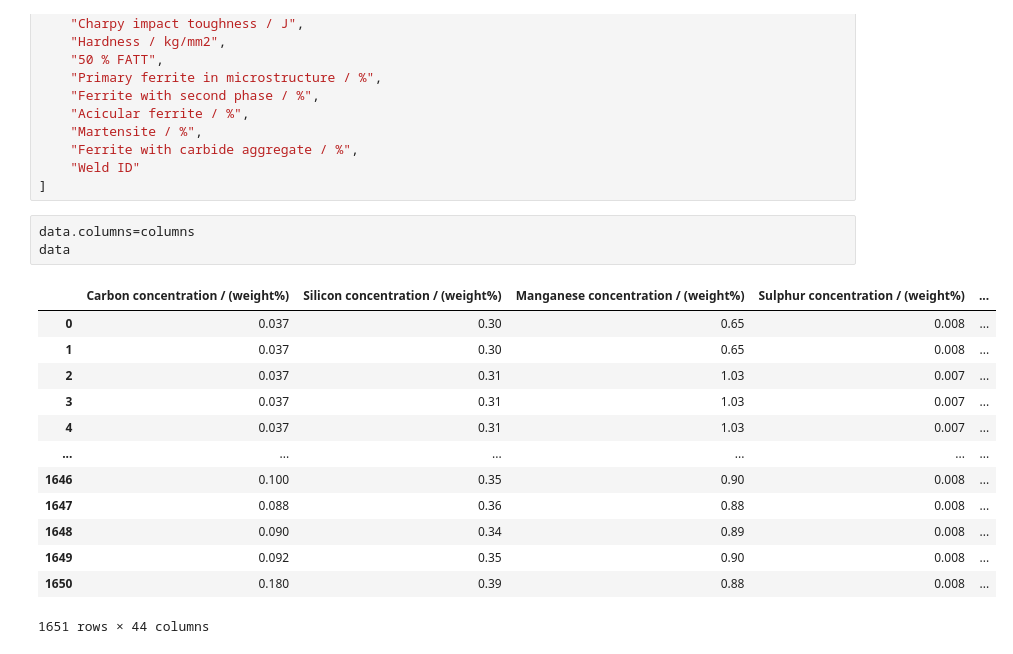
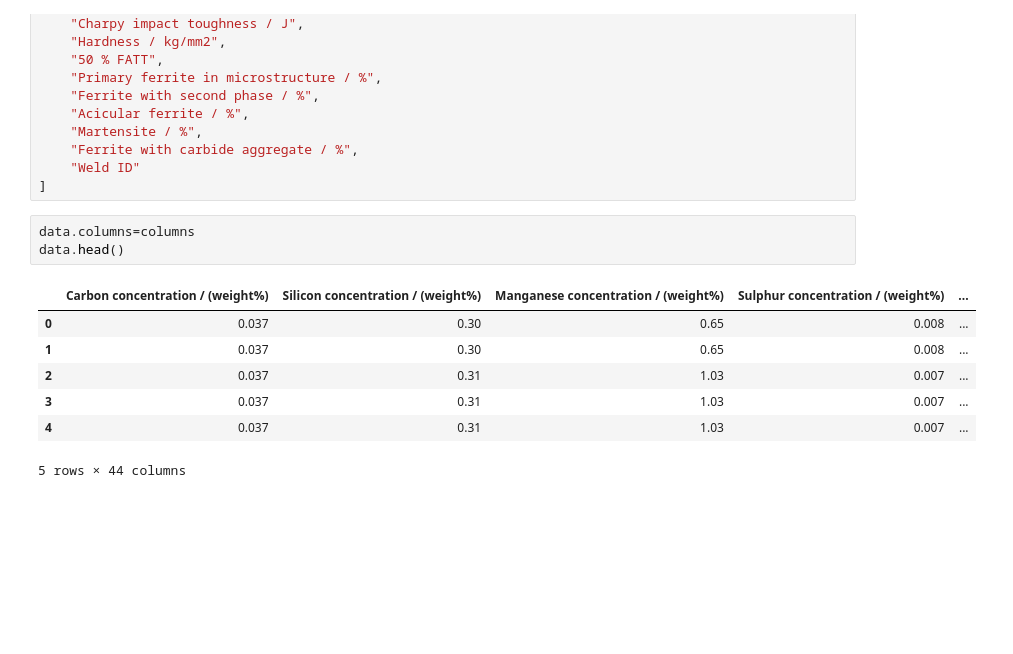
Before and after one commit to Saad123654/ProjectAppauto, a Jupyter notebook: notebook.ipynb, the cells around one changed output. Drawn from its saved outputs; the diff is of its cells as text; blank space fills up the shorter version.

Commit message:
data first cleaning

```diff
--- a/notebook.ipynb
+++ b/notebook.ipynb
@@ -53,18 +53,12 @@ columns = [
 ]
 # %%
 data.columns=columns
-data
+data.head()
 # %% [output]
 |  | Carbon concentration / (weight%) | Silicon concentration / (weight%) | Manganese concentration / (weight%) | Sulphur concentration / (weight%) | ... |
 | 0 | 0.037 | 0.30 | 0.65 | 0.008 | ... |
 | 1 | 0.037 | 0.30 | 0.65 | 0.008 | ... |
 | 2 | 0.037 | 0.31 | 1.03 | 0.007 | ... |
 | 3 | 0.037 | 0.31 | 1.03 | 0.007 | ... |
 | 4 | 0.037 | 0.31 | 1.03 | 0.007 | ... |
-| ... | ... | ... | ... | ... | ... |
-| 1646 | 0.100 | 0.35 | 0.90 | 0.008 | ... |
-| 1647 | 0.088 | 0.36 | 0.88 | 0.008 | ... |
-| 1648 | 0.090 | 0.34 | 0.89 | 0.008 | ... |
-| 1649 | 0.092 | 0.35 | 0.90 | 0.008 | ... |
-| 1650 | 0.180 | 0.39 | 0.88 | 0.008 | ... |
-1651 rows × 44 columns
+5 rows × 44 columns
```
Also changed, not shown: parts of 10 cells of this notebook, 1 other file.
